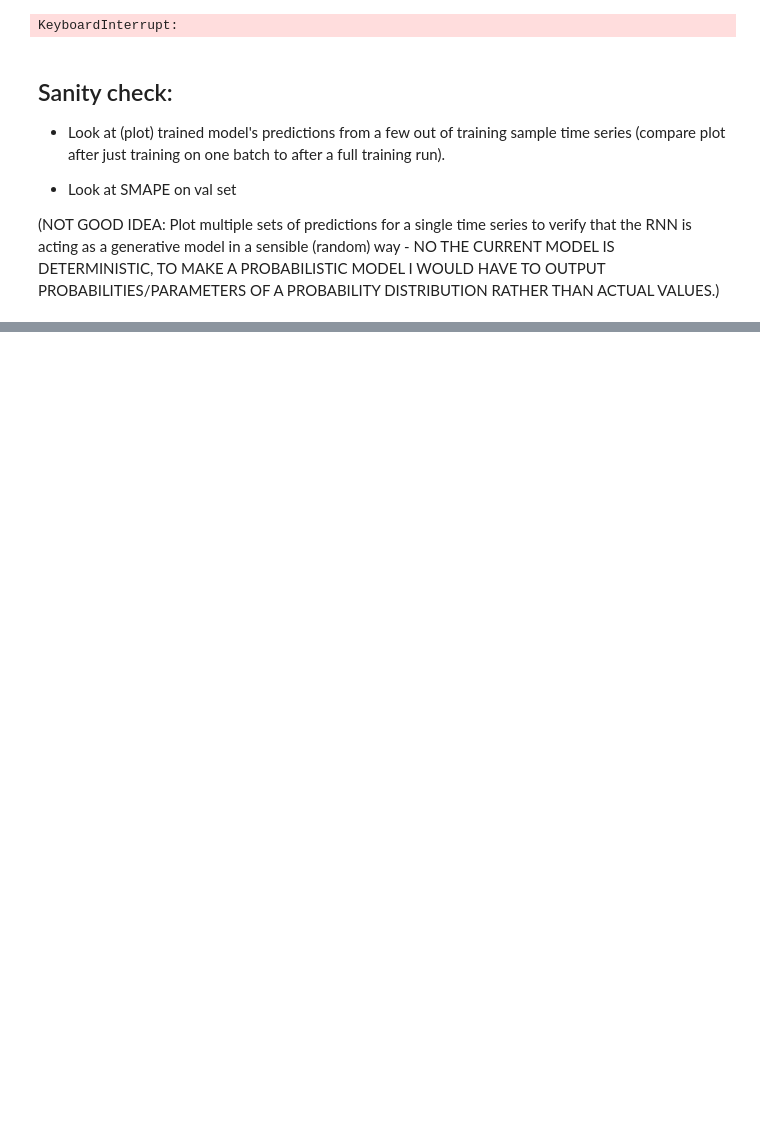
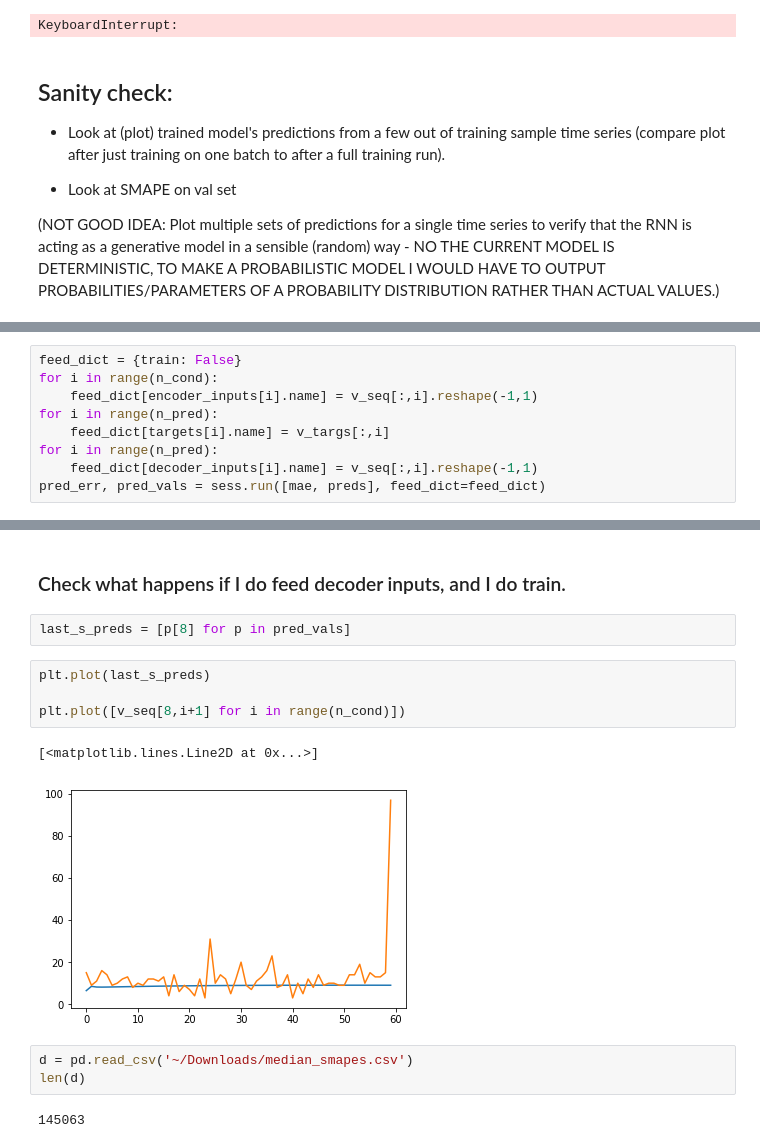
Before and after one commit to DBCerigo/kaggle-wiki, a Jupyter notebook: hooker/RNN.ipynb, the cells around one changed output, grey strips where cells are left out. Drawn from its saved outputs; the diff is of its cells as text; blank space fills up the shorter version.

```diff
--- a/hooker/RNN.ipynb
+++ b/hooker/RNN.ipynb
@@ -449,0 +620,9 @@ KeyboardInterrupt:
+# %%
+feed_dict = {train: False}
+for i in range(n_cond):
+    feed_dict[encoder_inputs[i].name] = v_seq[:,i].reshape(-1,1)
+for i in range(n_pred):
+    feed_dict[targets[i].name] = v_targs[:,i]
+for i in range(n_pred):
+    feed_dict[decoder_inputs[i].name] = v_seq[:,i].reshape(-1,1)
+pred_err, pred_vals = sess.run([mae, preds], feed_dict=feed_dict)
@@ -449,0 +649,16 @@ KeyboardInterrupt:
+# %% [markdown]
+### Check what happens if I do feed decoder inputs, and I do  train.
+# %%
+last_s_preds = [p[8] for p in pred_vals]
+# %%
+plt.plot(last_s_preds)
+
+plt.plot([v_seq[8,i+1] for i in range(n_cond)])
+# %% [output]
+[<matplotlib.lines.Line2D at 0x...>]
+[figure, added]
+# %%
+d = pd.read_csv('~/Downloads/median_smapes.csv')
+len(d)
+# %% [output]
+145063
```
Also changed, not shown: parts of 16 cells of this notebook, 5 other files.
